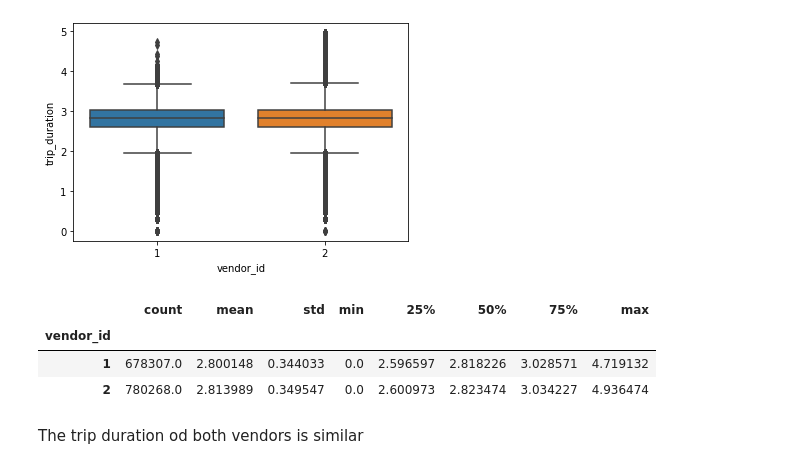
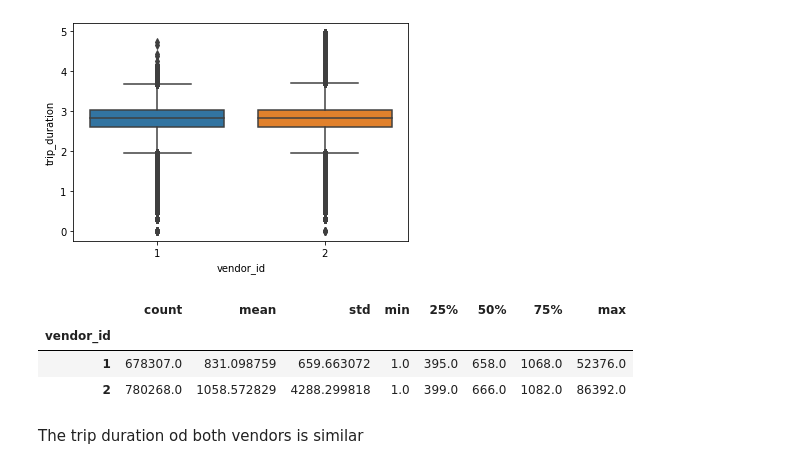
Before and after one commit to Shashwat-spyder/NYC-Taxi-Trip-Time, a Jupyter notebook: NYC_Taxi_Trip_Time_Prediction_Capstone_Project.ipynb, the cells around one changed output. Saved outputs shown, nothing was run; the diff lists cells and outputs as text; code cells hidden in the pictures.

```diff
--- a/NYC_Taxi_Trip_Time_Prediction_Capstone_Project.ipynb
+++ b/NYC_Taxi_Trip_Time_Prediction_Capstone_Project.ipynb
@@ -367,13 +376,13 @@ sns.boxplot( x=nyc_df['vendor_id'], y=np.log10(nyc_df['trip_duration']))
 <matplotlib.axes._subplots.AxesSubplot at 0x...>
 [figure]
 # %%
-nyc_df['trip_duration']=np.log10(nyc_df['trip_duration'])
+# nyc_df['trip_duration']=np.log10(nyc_df['trip_duration'])
 nyc_df.groupby('vendor_id')['trip_duration'].describe()
 # %% [output]
 |  | count | mean | std | min | 25% | 50% | 75% | max |
 | vendor_id |  |  |  |  |  |  |  |  |
-| 1 | 678307.0 | 2.800148 | 0.344033 | 0.0 | 2.596597 | 2.818226 | 3.028571 | 4.719132 |
-| 2 | 780268.0 | 2.813989 | 0.349547 | 0.0 | 2.600973 | 2.823474 | 3.034227 | 4.936474 |
+| 1 | 678307.0 | 831.098759 | 659.663072 | 1.0 | 395.0 | 658.0 | 1068.0 | 52376.0 |
+| 2 | 780268.0 | 1058.572829 | 4288.299818 | 1.0 | 399.0 | 666.0 | 1082.0 | 86392.0 |
 # %% [markdown]
 The trip duration od both vendors is similar
 # %%
```
Also changed, not shown: parts of 31 cells of this notebook.
